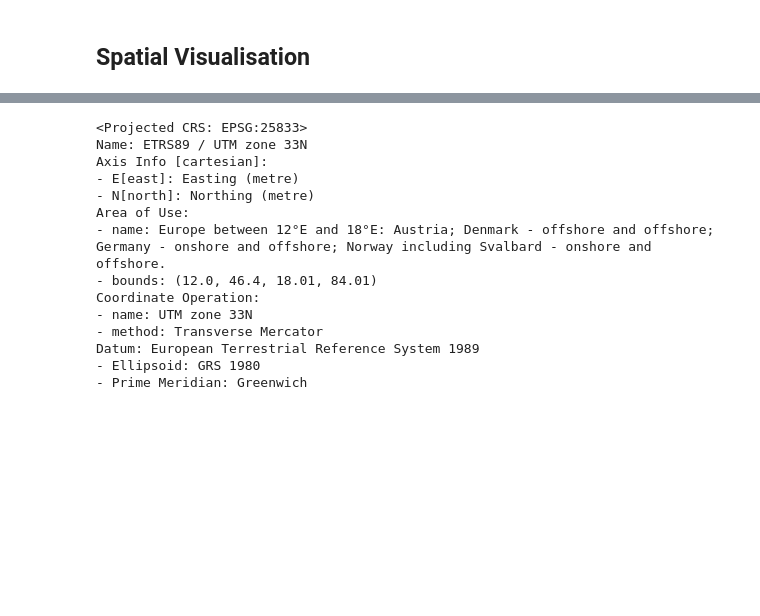
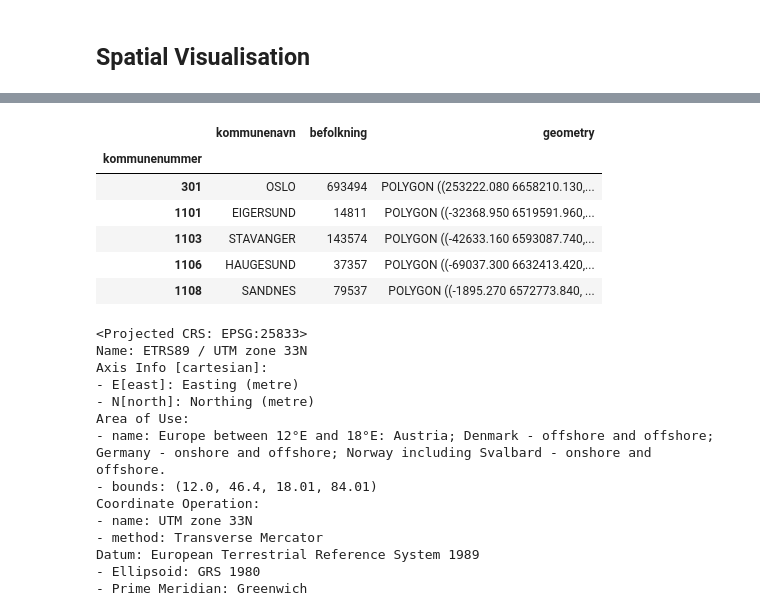
Before and after one commit to bendiknordeng/Epidemiologic-Strategies, a Jupyter notebook: covid/simulations_municipalities.ipynb, the cells around one changed output, grey strips where cells are left out. Cells and saved outputs as stored; diff of their text form; code cells hidden in the pictures; blank space fills up the shorter version.

```diff
--- a/covid/simulations_municipalities.ipynb
+++ b/covid/simulations_municipalities.ipynb
@@ -15,20 +15,15 @@ print(OD_matrices.shape)
 # %% [output]
 (84, 356, 356)
 # %%
-#kommunenummer = pd.read_csv("data/data_municipalities/kommuner.csv", delimiter=",").drop_duplicates()
-#kommunenummer = kommunenummer.sort_values("Kommunenr. 2020", ascending=True).reset_index()[["Kommunenr. 2020", "Kommunenavn 2020"]]
-#kommunenummer.rename(columns={"Kommunenr. 2020": "kommune_id", "Kommunenavn 2020": "kommunenavn"}, inplace=True)
-#kommunenummer.kommune_id = kommunenummer.kommune_id.astype(int)
+kommunenavn = pd.read_csv("data/data_municipalities/Kommunenummer_navn_2020.csv", delimiter=",").drop_duplicates()
+kommunenavn.rename(columns={"Kommunenr. 2020": "kommunenummer", "Kommunenavn 2020": "kommunenavn"}, inplace=True)
+kommunenavn.kommunenummer = kommunenavn.kommunenummer.astype(int)
 
 # create population
-befolkningstall_kommuner = pd.read_csv("data/data_municipalities/Folkemengde_kommuner.csv", delimiter=";", skiprows=1)
+kommunenummer_befolkning = pd.read_csv("data/data_municipalities/Folkemengde_kommuner.csv", delimiter=";", skiprows=1)
 kommune_id = []
-kommune_navn = []
-for id_name in befolkningstall_kommuner.region.str.split(" "):
+for id_name in kommunenummer_befolkning.region.str.split(" "):
     kommune_id.append(int(id_name[0]))
-    kommune_navn.append(str(id_name[1]))
-befolkningstall_kommuner["kommune_id"] = kommune_id
-befolkningstall_kommuner["kommunenavn"] = kommune_navn
+kommunenummer_befolkning["kommunenummer"] = kommune_id
 
-befolkningstall_kommuner = befolkningstall_kommuner[["kommune_id", "kommunenavn", "Befolkning per 1.1. (personer) 2020"]]
-befolkningstall_kommuner = befolkningstall_kommuner.rename(columns={ "Befolkning per 1.1. (personer) 2020": "befolkning"})
+kommunenummer_befolkning = kommunenummer_befolkning[["kommunenummer", "Befolkning per 1.1. (personer) 2020"]].rename(columns={ "Befolkning per 1.1. (personer) 2020": "befolkning"})
@@ -168,6 +129,7 @@ else:
 # Ensure right epsg
 norge_geojson.crs = {'init':f'epsg:{epsg_kommune}'}
 norge_geojson.crs = crs_kommune
+norge_geojson.kommunenummer = norge_geojson.kommunenummer.astype(int)
 norge_geojson.info()
 # %% [output]
 <class 'geopandas.geodataframe.GeoDataFrame'>
@@ -191,3 +153 @@ dtypes: geometry(1), object(11)
 memory usage: 34.2+ KB
-# %%
-norge_geojson = norge_geojson.drop_duplicates(['kommunenummer']).reset_index()
@@ -211,3 +154,17 @@ norge_geojson.sort_values(['kommunenummer'], ascending = True)
+# %%
+
+kommuner_geometry = pd.merge(norge_geojson, befolkning, on='kommunenummer', sort=True).reset_index().drop_duplicates(["kommunenummer"])
+kommuner_geometry.index = kommuner_geometry.kommunenummer
+kommuner_geometry = kommuner_geometry[["kommunenavn", "befolkning", "geometry"]]
+kommuner_geometry.head()
+# %% [output]
+|  | kommunenavn | befolkning | geometry |
+| kommunenummer |  |  |  |
+| 301 | OSLO | 693494 | POLYGON ((253222.080 6658210.130,... |
+| 1101 | EIGERSUND | 14811 | POLYGON ((-32368.950 6519591.960,... |
+| 1103 | STAVANGER | 143574 | POLYGON ((-42633.160 6593087.740,... |
+| 1106 | HAUGESUND | 37357 | POLYGON ((-69037.300 6632413.420,... |
+| 1108 | SANDNES | 79537 | POLYGON ((-1895.270 6572773.840, ... |
 # %%
 norge_geojson.crs
 # %% [output]
```
Also changed, not shown: parts of 20 cells of this notebook, 2 other files.
